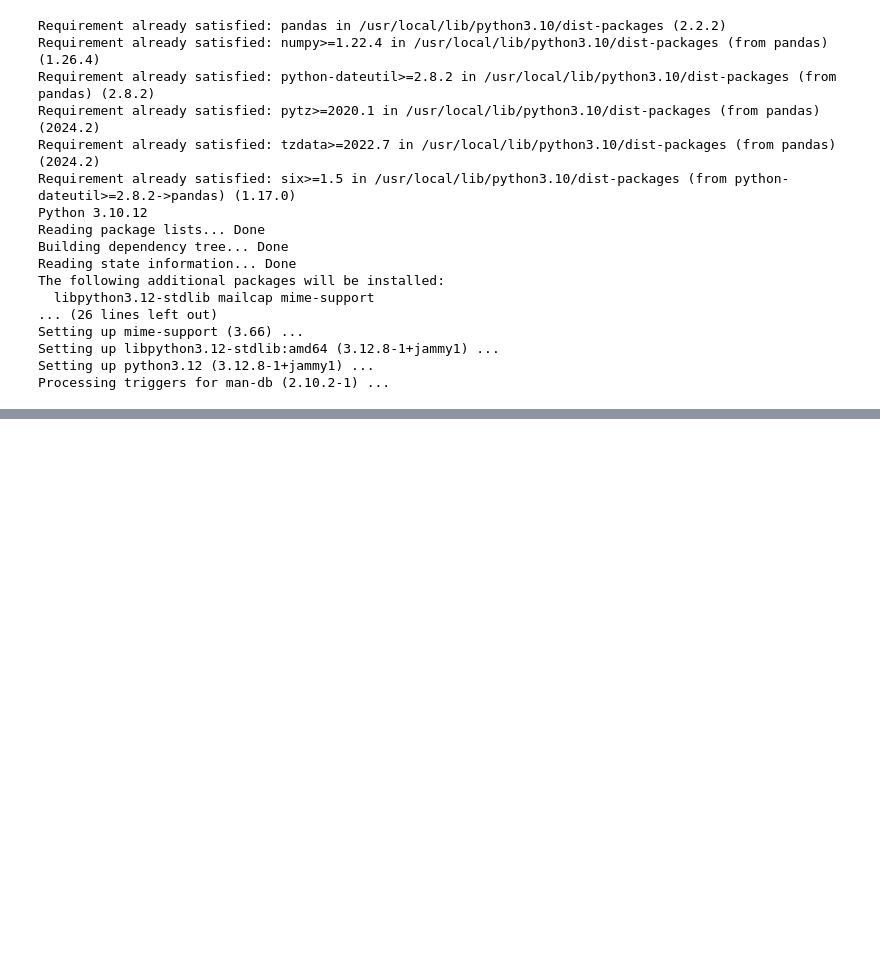
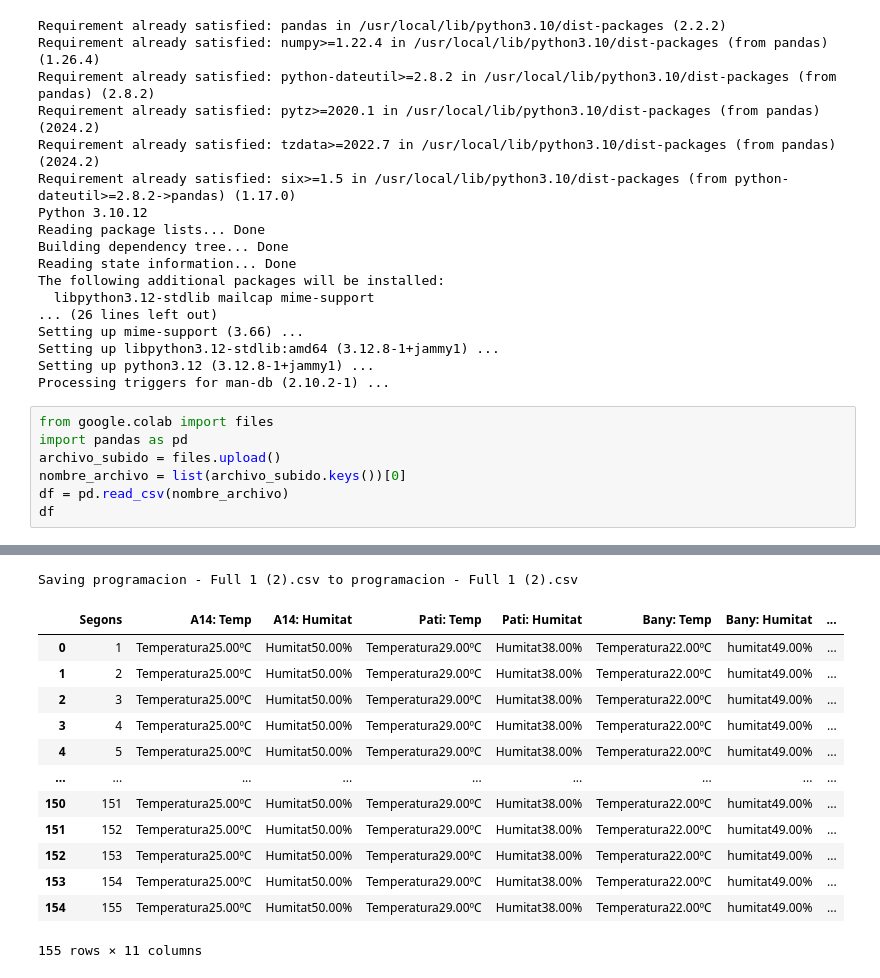
Before and after one commit to edgarcito200/Programacion-buena, a Jupyter notebook: csvplacabasemicrobit.ipynb, the cells around one changed output, grey strips where cells are left out. Saved outputs shown, nothing was run; the diff lists cells and outputs as text; blank space fills up the shorter version.

```diff
--- a/csvplacabasemicrobit.ipynb
+++ b/csvplacabasemicrobit.ipynb
@@ -22,3 +22,11 @@ Setting up mime-support (3.66) ...
 Setting up libpython3.12-stdlib:amd64 (3.12.8-1+jammy1) ...
 Setting up python3.12 (3.12.8-1+jammy1) ...
 Processing triggers for man-db (2.10.2-1) ...
+# %%
+from google.colab import files
+import pandas as pd
+archivo_subido = files.upload()
+nombre_archivo = list(archivo_subido.keys())[0]
+df = pd.read_csv(nombre_archivo)
+df
+# %% [output]
@@ -24,0 +34,14 @@ Processing triggers for man-db (2.10.2-1) ...
+Saving programacion - Full 1 (2).csv to programacion - Full 1 (2).csv
+|  | Segons | A14: Temp | A14: Humitat | Pati: Temp | Pati: Humitat | Bany: Temp | Bany: Humitat | ... |
+| 0 | 1 | Temperatura25.00ºC | Humitat50.00% | Temperatura29.00ºC | Humitat38.00% | Temperatura22.00ºC | humitat49.00% | ... |
+| 1 | 2 | Temperatura25.00ºC | Humitat50.00% | Temperatura29.00ºC | Humitat38.00% | Temperatura22.00ºC | humitat49.00% | ... |
+| 2 | 3 | Temperatura25.00ºC | Humitat50.00% | Temperatura29.00ºC | Humitat38.00% | Temperatura22.00ºC | humitat49.00% | ... |
+| 3 | 4 | Temperatura25.00ºC | Humitat50.00% | Temperatura29.00ºC | Humitat38.00% | Temperatura22.00ºC | humitat49.00% | ... |
+| 4 | 5 | Temperatura25.00ºC | Humitat50.00% | Temperatura29.00ºC | Humitat38.00% | Temperatura22.00ºC | humitat49.00% | ... |
+| ... | ... | ... | ... | ... | ... | ... | ... | ... |
+| 150 | 151 | Temperatura25.00ºC | Humitat50.00% | Temperatura29.00ºC | Humitat38.00% | Temperatura22.00ºC | humitat49.00% | ... |
+| 151 | 152 | Temperatura25.00ºC | Humitat50.00% | Temperatura29.00ºC | Humitat38.00% | Temperatura22.00ºC | humitat49.00% | ... |
+| 152 | 153 | Temperatura25.00ºC | Humitat50.00% | Temperatura29.00ºC | Humitat38.00% | Temperatura22.00ºC | humitat49.00% | ... |
+| 153 | 154 | Temperatura25.00ºC | Humitat50.00% | Temperatura29.00ºC | Humitat38.00% | Temperatura22.00ºC | humitat49.00% | ... |
+| 154 | 155 | Temperatura25.00ºC | Humitat50.00% | Temperatura29.00ºC | Humitat38.00% | Temperatura22.00ºC | humitat49.00% | ... |
+155 rows × 11 columns
```
Also changed, not shown: parts of 19 cells of this notebook.
